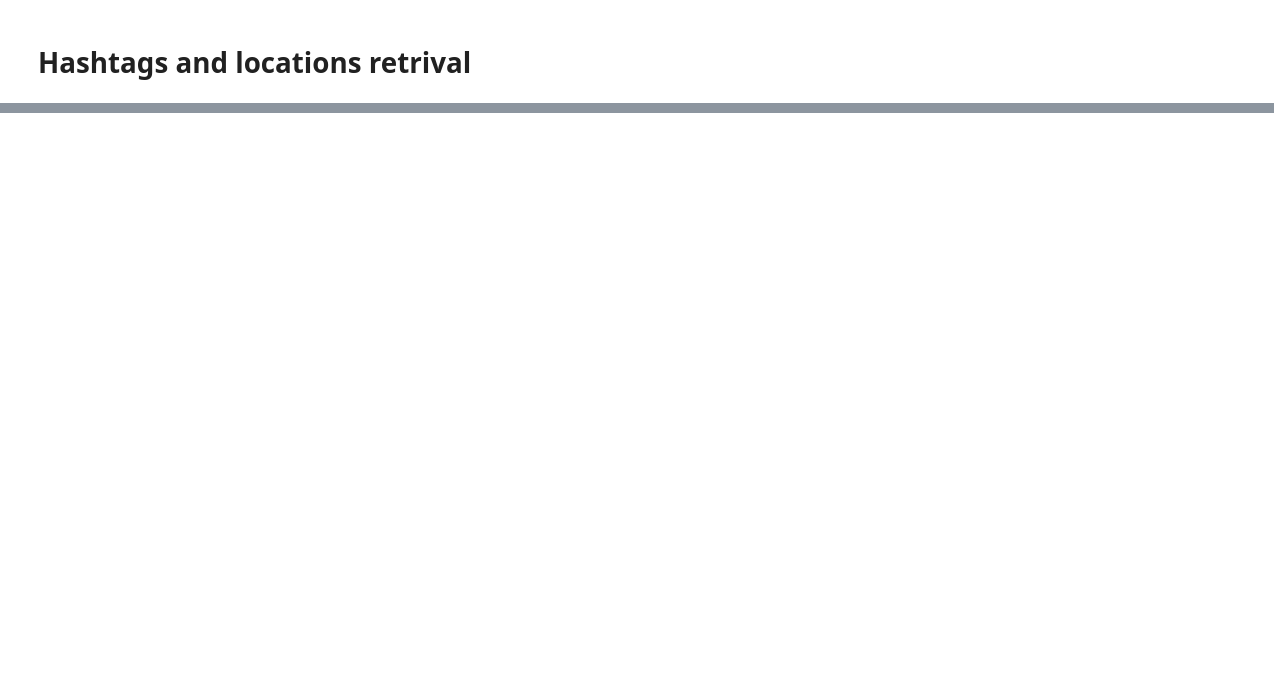
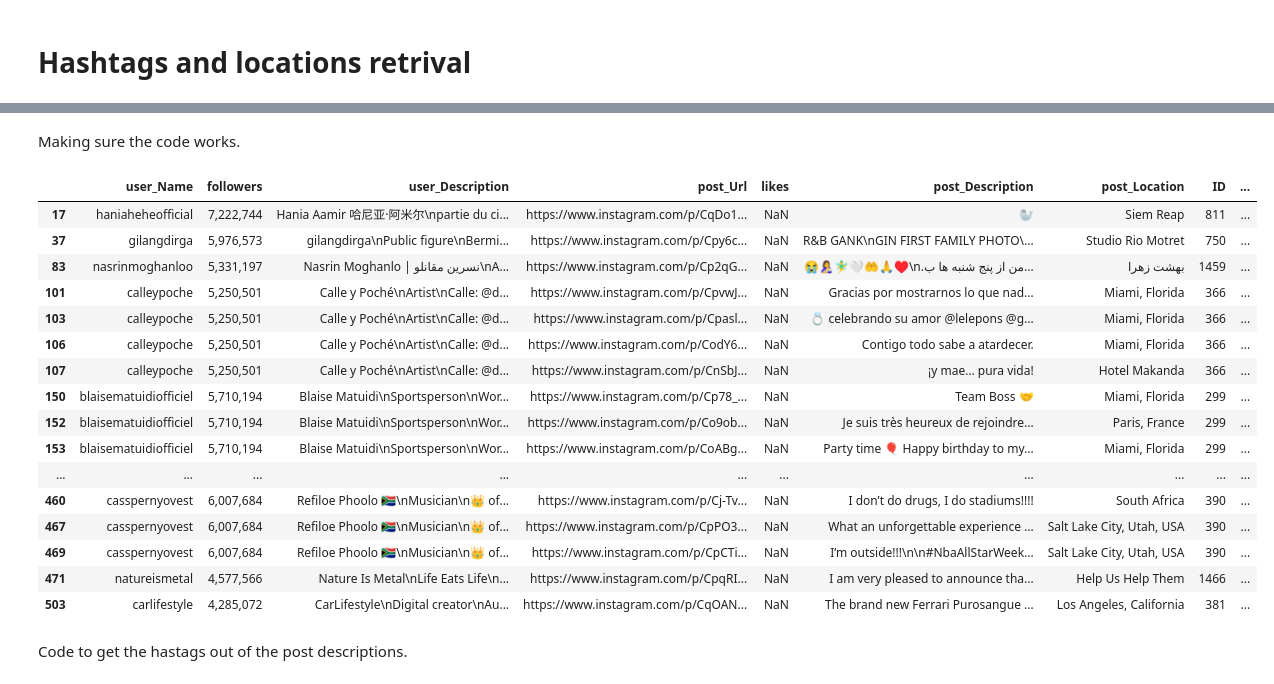
Before and after one commit to Ingernieros-del-IE/influence_marketing, a Jupyter notebook: influence_marketing_reco/datasets/dataRetrival.ipynb, the cells around one changed output, grey strips where cells are left out. Saved outputs shown, nothing was run; the diff lists cells and outputs as text; code cells hidden in the pictures; blank space fills up the shorter version.

Commit message:
improvment dataRetrival

```diff
--- a/influence_marketing_reco/datasets/dataRetrival.ipynb
+++ b/influence_marketing_reco/datasets/dataRetrival.ipynb
@@ -98,0 +93,2 @@ df
+# %%
+df_final = df_final.drop_duplicates()
@@ -98,0 +110,2 @@ df
+# %%
+df_final = df_final.dropna(subset=["user_Name"])
@@ -98,0 +125,2 @@ df
+# %%
+df_final['ID'] = df_final['user_Name'].rank(method='dense').astype(int)
@@ -98,0 +153,28 @@ df
+# %%
+geolocator = Nominatim(user_agent="my_custom_agent")
+loc = []
+
+
+def location(post_location):
+    try:
+        location = geolocator.geocode(post_location)
+        if location:
+            return location.address.split(',')[-1].strip()
+    except (GeocoderTimedOut, GeocoderServiceError):
+        return None
+
+
+# Iterate over each row of the DataFrame
+for index, row in df_final.iterrows():
+    if pd.notnull(row['post_Location']):
+        try:
+            loc.append(location(row['post_Location']))
+        except:
+            # Handle empty response
+            loc.append(None)
+    else:
+        loc.append(None)
+
+# Add the country names to the DataFrame
+df_final['location'] = loc
+df_final
@@ -99 +195,28 @@ df
+# %% [markdown]
+Making sure the code works.
+# %%
+df_prueba = df_final.dropna(subset=['post_Location'])
+df_prueba = df_prueba.head(50)
+
+df_prueba
+# %% [output]
+|  | user_Name | followers | user_Description | post_Url | likes | post_Description | post_Location | ID | ... |
+| 17 | haniaheheofficial | 7,222,744 | Hania Aamir 哈尼亚·阿米尔\npartie du ci... | https://www.instagram.com/p/CqDo1... | NaN | 🦭 | Siem Reap | 811 | ... |
+| 37 | gilangdirga | 5,976,573 | gilangdirga\nPublic figure\nBermi... | https://www.instagram.com/p/Cpy6c... | NaN | R&B GANK\nGIN FIRST FAMILY PHOTO\... | Studio Rio Motret | 750 | ... |
+| 83 | nasrinmoghanloo | 5,331,197 | Nasrin Moghanlo | نسرین مقانلو\nA... | https://www.instagram.com/p/Cp2qG... | NaN | 😭🤱🧚‍♂️🤍🤲🙏♥️\n.من از پنج شنبه ها ب... | بهشت زهرا | 1459 | ... |
+| 101 | calleypoche | 5,250,501 | Calle y Poché\nArtist\nCalle: @d... | https://www.instagram.com/p/CpvwJ... | NaN | Gracias por mostrarnos lo que nad... | Miami, Florida | 366 | ... |
+| 103 | calleypoche | 5,250,501 | Calle y Poché\nArtist\nCalle: @d... | https://www.instagram.com/p/Cpasl... | NaN | 💍 celebrando su amor @lelepons @g... | Miami, Florida | 366 | ... |
+| 106 | calleypoche | 5,250,501 | Calle y Poché\nArtist\nCalle: @d... | https://www.instagram.com/p/CodY6... | NaN | Contigo todo sabe a atardecer. | Miami, Florida | 366 | ... |
+| 107 | calleypoche | 5,250,501 | Calle y Poché\nArtist\nCalle: @d... | https://www.instagram.com/p/CnSbJ... | NaN | ¡y mae… pura vida! | Hotel Makanda | 366 | ... |
+| 150 | blaisematuidiofficiel | 5,710,194 | Blaise Matuidi\nSportsperson\nWor... | https://www.instagram.com/p/Cp78_... | NaN | Team Boss 🤝 | Miami, Florida | 299 | ... |
+| 152 | blaisematuidiofficiel | 5,710,194 | Blaise Matuidi\nSportsperson\nWor... | https://www.instagram.com/p/Co9ob... | NaN | Je suis très heureux de rejoindre... | Paris, France | 299 | ... |
+| 153 | blaisematuidiofficiel | 5,710,194 | Blaise Matuidi\nSportsperson\nWor... | https://www.instagram.com/p/CoABg... | NaN | Party time 🎈 Happy birthday to my... | Miami, Florida | 299 | ... |
+| ... | ... | ... | ... | ... | ... | ... | ... | ... | ... |
+| 460 | casspernyovest | 6,007,684 | Refiloe Phoolo 🇿🇦\nMusician\n👑 of... | https://www.instagram.com/p/Cj-Tv... | NaN | I don’t do drugs, I do stadiums!!!! | South Africa | 390 | ... |
+| 467 | casspernyovest | 6,007,684 | Refiloe Phoolo 🇿🇦\nMusician\n👑 of... | https://www.instagram.com/p/CpPO3... | NaN | What an unforgettable experience ... | Salt Lake City, Utah, USA | 390 | ... |
+| 469 | casspernyovest | 6,007,684 | Refiloe Phoolo 🇿🇦\nMusician\n👑 of... | https://www.instagram.com/p/CpCTi... | NaN | I’m outside!!!\n\n#NbaAllStarWeek... | Salt Lake City, Utah, USA | 390 | ... |
+| 471 | natureismetal | 4,577,566 | Nature Is Metal\nLife Eats Life\n... | https://www.instagram.com/p/CpqRI... | NaN | I am very pleased to announce tha... | Help Us Help Them | 1466 | ... |
+| 503 | carlifestyle | 4,285,072 | CarLifestyle\nDigital creator\nAu... | https://www.instagram.com/p/CqOAN... | NaN | The brand new Ferrari Purosangue ... | Los Angeles, California | 381 | ... |
+# %% [markdown]
+Code to get the hastags out of the post descriptions.
 # %%
```
Also changed, not shown: parts of 32 cells of this notebook.
